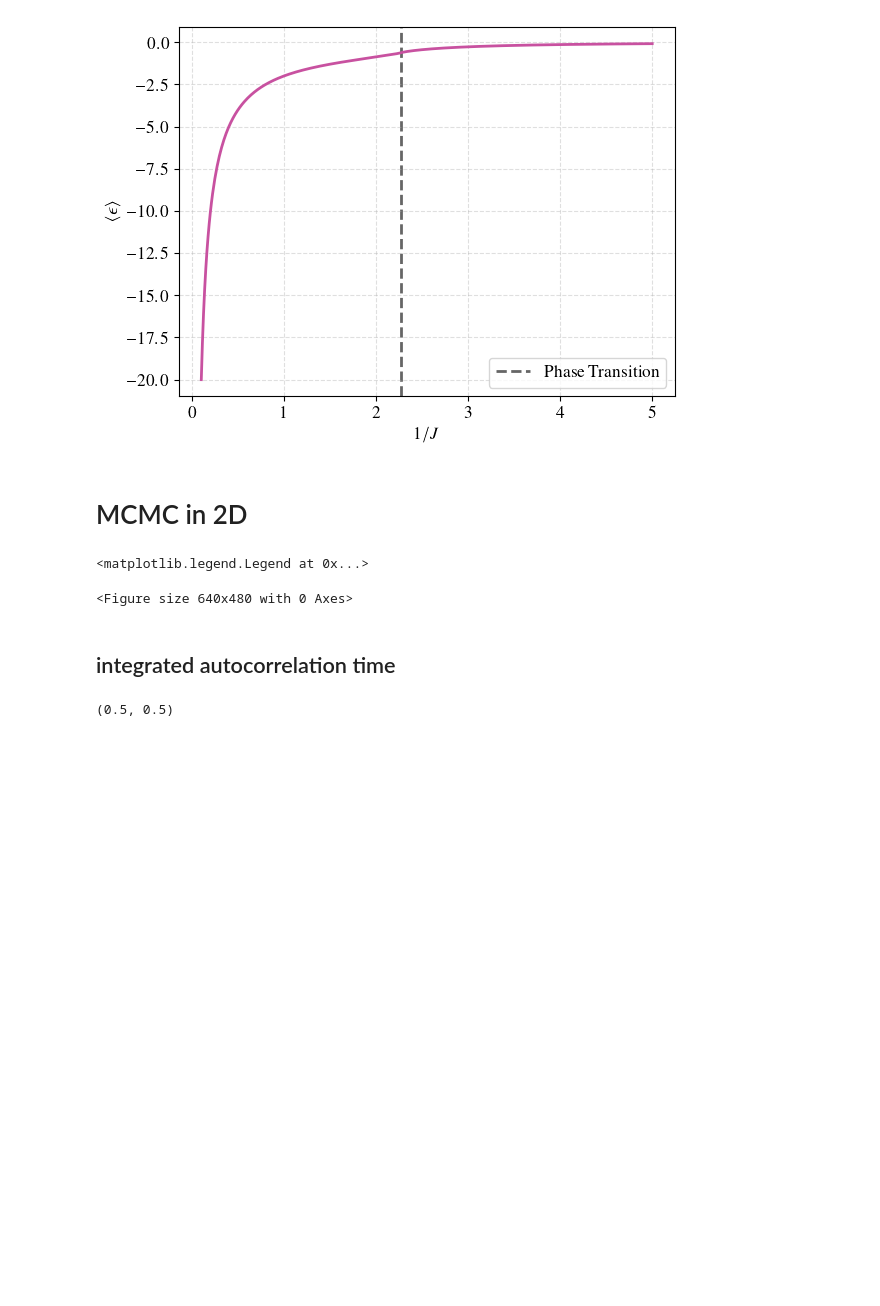
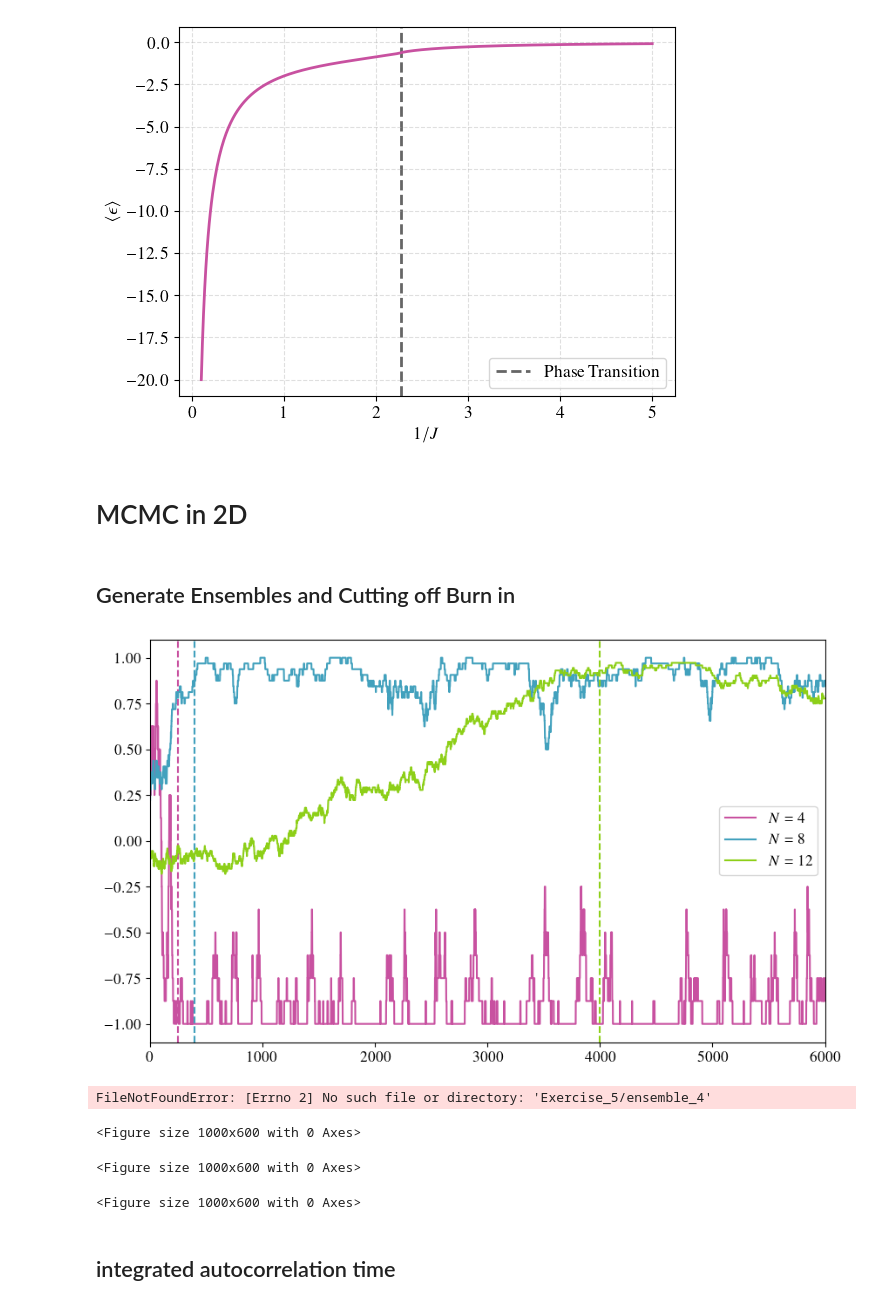
Before and after one commit to rojinaks/ComputationalPhysics, a Jupyter notebook: ex5.ipynb, the cells around one changed output. Drawn from its saved outputs; the diff is of its cells as text; code cells hidden in the pictures; blank space fills up the shorter version.

Commit message:
autocorr + burn in bs

```diff
--- a/ex5.ipynb
+++ b/ex5.ipynb
@@ -85,9 +85,48 @@ plt.savefig(r"Exercise_5/mean_energy_per_site.pdf")
 [figure]
 # %% [markdown]
 # MCMC in 2D
+# %% [markdown]
+## Generate Ensembles and Cutting off Burn in
+# %%
+from CompPhy.mcmc import Ising2D
+from CompPhy.autocorrelation import normalized_autocorrelation
+
+np.random.seed(1)
+
+plt.style.use("custom.matplotlibrc")
+
+
+plt.figure(0, figsize=(10, 6))
+burn_in = [250, 400, 4000]
+
+for b, n in zip(burn_in, [4, 8, 12]):
+    model = Ising2D(J=0.5, h=0, lattice_sites=n)
+    config_name = f"Exercise_5/ensemble_{n}"
+
+    number_of_configs = pow(10, 5)
+    t = range(number_of_configs)
+    configs = model(number_of_configs)
+
+    m = configs.mean(axis=(1, 2))
+    plt.xlim((0, 6000))
+    t = list(range(len(m)))
+    p = plt.plot(t, m, label=f"$N = {n}$")
+    plt.axvline(t[b], color=p[0].get_color(), linestyle="--")
+
+    configs = configs[b:]
+    np.save(config_name, configs)
+
+
+plt.legend()
+plt.savefig("Exercise_5/burn_in.pdf")
+# %% [output]
+[figure, added]
 # %%
 from CompPhy.mcmc import Ising2D
 from CompPhy.autocorrelation import normalized_autocorrelation
+
+np.random.seed(0)
+
 plt.style.use("custom.matplotlibrc")
 
 
@@ -96,17 +135,18 @@ plt.figure(1, figsize=(10, 6))
 plt.figure(2, figsize=(10, 6))
 
 for n in [4, 8, 12]:
-    model = Ising2D(J=0.5, h=0, lattice_sites=n)
+    # model = Ising2D(J=0.5, h=0, lattice_sites=n)
     config_name = f"Exercise_5/ensemble_{n}"
 
-    number_of_configs = pow(10, 5)
-    t = range(number_of_configs)
-    configs = model(number_of_configs)
-    np.save(config_name, configs)
+    # number_of_configs = pow(10, 5)
+    # t = range(number_of_configs)
+    # configs = model(number_of_configs)
+    # np.save(config_name, configs)
+    configs = np.load(config_name + ".npy")
 
     # Plot m
     m = configs.mean(axis=(1, 2))
-    np.save(f"{config_name}", m)
+    np.save(f"{config_name}_m.npy", m)
     plt.figure(0)
     plt.plot(t, m, label=f"$N = {{{n}}}$")
     # plt.xscale("log")
@@ -141,8 +181,10 @@ plt.figure(2)
 plt.savefig("Exercise_5/mcmc_e.pdf")
 plt.legend()
 # %% [output]
-<matplotlib.legend.Legend at 0x...>
+FileNotFoundError: [Errno 2] No such file or directory: 'Exercise_5/ensemble_4'
-<Figure size 640x480 with 0 Axes>
+<Figure size 1000x600 with 0 Axes>
+<Figure size 1000x600 with 0 Axes>
+<Figure size 1000x600 with 0 Axes>
 # %% [markdown]
 ## integrated autocorrelation time
 # %%
@@ -152,7 +194,0 @@ m = {n: np.load(f"Exercise_5/ensemble_{n}.npy")}
-# %%
-from CompPhy.autocorrelation import integrated_autocorrelation
-tau_m = integrated_autocorrelation(m)
-tau_e = integrated_autocorrelation(e)
-d
-# %% [output]
-(0.5, 0.5)
```
Also changed, not shown: parts of 2 cells of this notebook, 16 other files.
